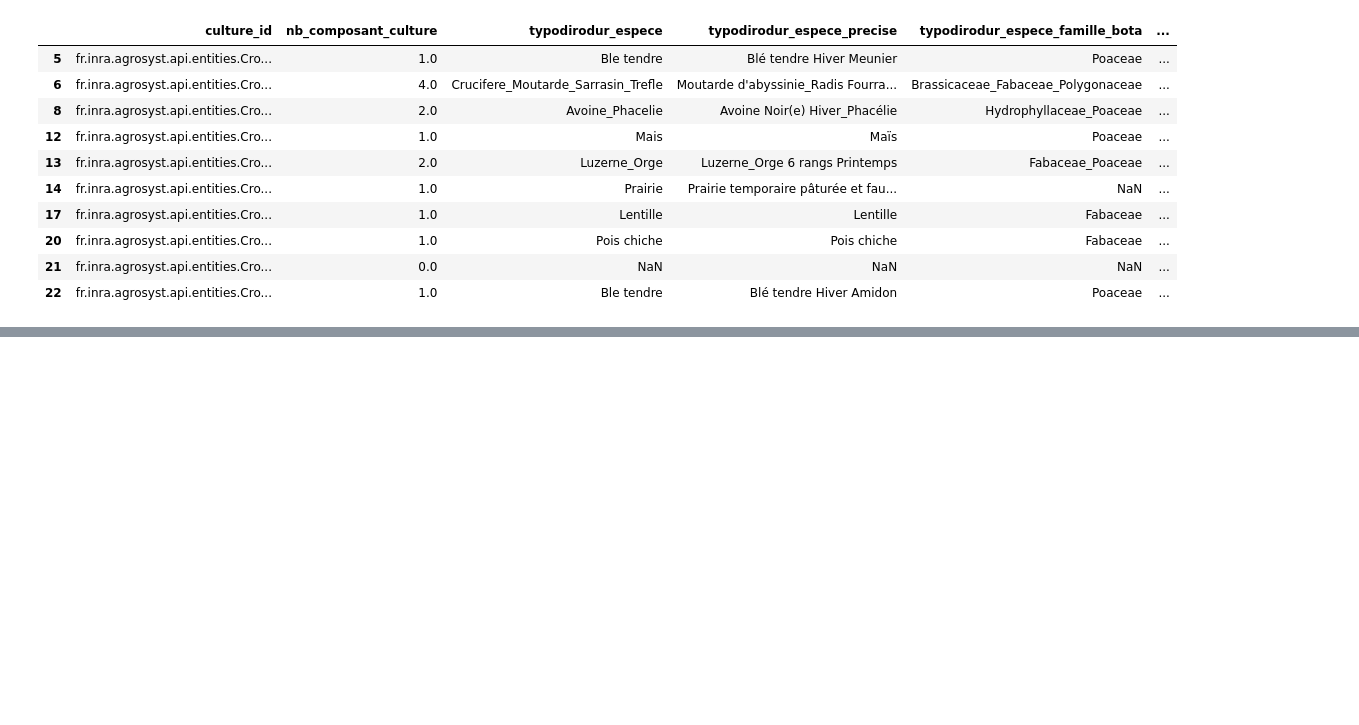
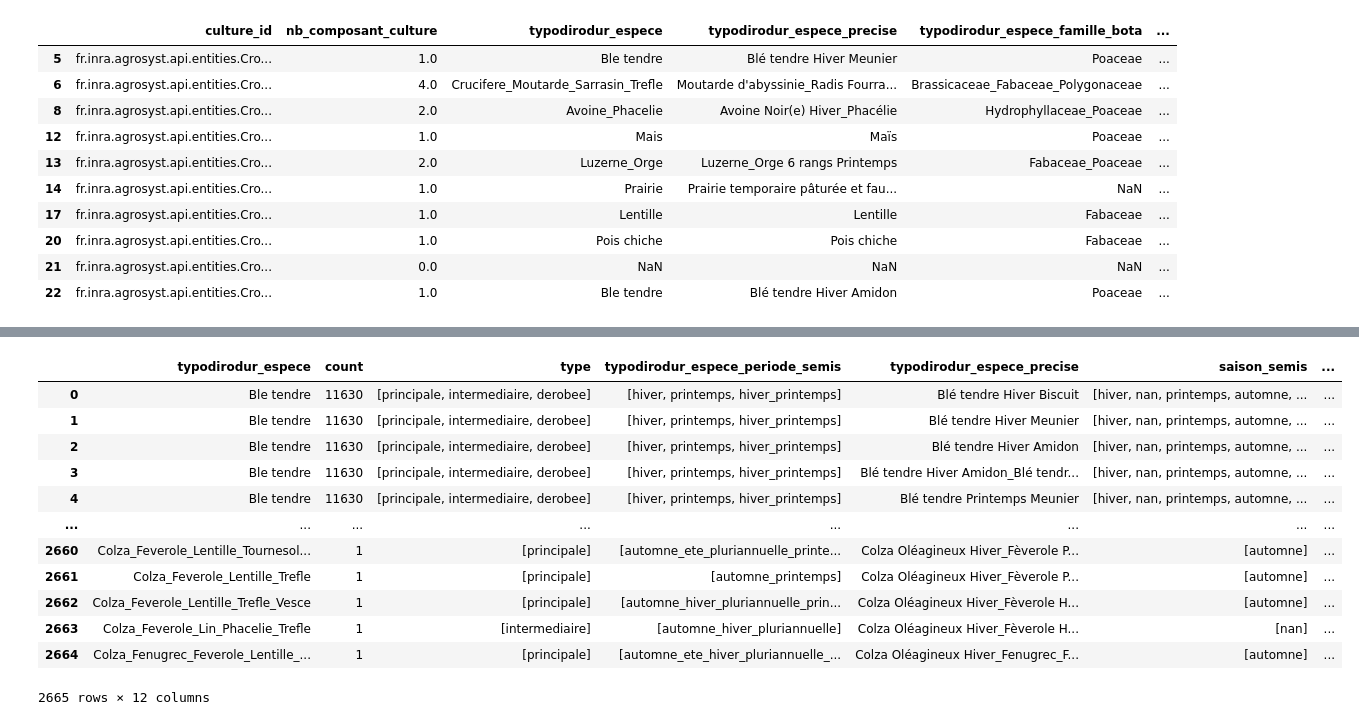
Before and after one commit to beren2/catalogue_script_agrosyst, a Jupyter notebook: 02_outils/scripts/3-bis thomas.ipynb, the cells around one changed output, grey strips where cells are left out. Drawn from its saved outputs; the diff is of its cells as text; code cells hidden in the pictures; blank space fills up the shorter version.

```diff
--- a/02_outils/scripts/3-bis thomas.ipynb
+++ b/02_outils/scripts/3-bis thomas.ipynb
@@ -163,6 +180,7 @@ df = df[['culture_id',
          'typodirodur_espece',
          'typodirodur_espece_precise',
          'typodirodur_espece_famille_bota',
+         'typodirodur_espece_periode_semis',
          'nb_typodirodur_espece',
          'nb_typodirodur_espece_precise',
          'nb_typodirodur_espece_famille_bota']].groupby('culture_id').agg(agg_dict).reset_index()
@@ -384,2 +440,38 @@ df.value_counts('typodirodur_culture')
 # %%
-# df.loc[(df['typodirodur_culture'].notnull()) & (df['typodirodur_culture']!='Aucun_composant_de_culture') & (df['culture_est_annuelle_asso'].isnull()), 'typodirodur_espece_precise'].value_counts().to_csv(PATH_TEMP+'completing_matrice.csv')
+def unique_sorted(series):
+    unique = series.value_counts(dropna=False).sort_values(ascending=False)
+    return unique.keys().to_list()
+
+matrice_thomas = df.groupby('typodirodur_espece').agg({
+    'culture_id': 'count',
+    'type' : unique_sorted,
+    'typodirodur_espece_periode_semis' : unique_sorted,
+    'typodirodur_espece_precise': unique_sorted,
+    'saison_semis' : unique_sorted,
+}).rename(columns={'culture_id':'count'}).sort_values(by='count', ascending=False)
+# %%
+matrice_mae = pd.read_csv(PATH_TEMP+"ref_matrice.csv", sep=',', index_col=0)
+
+matrice_thomas = matrice_thomas.explode('typodirodur_espece_precise')
+matrice_thomas.reset_index(inplace=True)
+
+result = matrice_thomas.merge(
+    matrice_mae,
+    on='typodirodur_espece_precise',
+    how='left'
+)
+result
+# %% [output]
+|  | typodirodur_espece | count | type | typodirodur_espece_periode_semis | typodirodur_espece_precise | saison_semis | ... |
+| 0 | Ble tendre | 11630 | [principale, intermediaire, derobee] | [hiver, printemps, hiver_printemps] | Blé tendre Hiver Biscuit | [hiver, nan, printemps, automne, ... | ... |
+| 1 | Ble tendre | 11630 | [principale, intermediaire, derobee] | [hiver, printemps, hiver_printemps] | Blé tendre Hiver Meunier | [hiver, nan, printemps, automne, ... | ... |
+| 2 | Ble tendre | 11630 | [principale, intermediaire, derobee] | [hiver, printemps, hiver_printemps] | Blé tendre Hiver Amidon | [hiver, nan, printemps, automne, ... | ... |
+| 3 | Ble tendre | 11630 | [principale, intermediaire, derobee] | [hiver, printemps, hiver_printemps] | Blé tendre Hiver Amidon_Blé tendr... | [hiver, nan, printemps, automne, ... | ... |
+| 4 | Ble tendre | 11630 | [principale, intermediaire, derobee] | [hiver, printemps, hiver_printemps] | Blé tendre Printemps Meunier | [hiver, nan, printemps, automne, ... | ... |
+| ... | ... | ... | ... | ... | ... | ... | ... |
+| 2660 | Colza_Feverole_Lentille_Tournesol... | 1 | [principale] | [automne_ete_pluriannuelle_printe... | Colza Oléagineux Hiver_Fèverole P... | [automne] | ... |
+| 2661 | Colza_Feverole_Lentille_Trefle | 1 | [principale] | [automne_printemps] | Colza Oléagineux Hiver_Fèverole P... | [automne] | ... |
+| 2662 | Colza_Feverole_Lentille_Trefle_Vesce | 1 | [principale] | [automne_hiver_pluriannuelle_prin... | Colza Oléagineux Hiver_Fèverole H... | [automne] | ... |
+| 2663 | Colza_Feverole_Lin_Phacelie_Trefle | 1 | [intermediaire] | [automne_hiver_pluriannuelle] | Colza Oléagineux Hiver_Fèverole H... | [nan] | ... |
+| 2664 | Colza_Fenugrec_Feverole_Lentille_... | 1 | [principale] | [automne_ete_hiver_pluriannuelle_... | Colza Oléagineux Hiver_Fenugrec_F... | [automne] | ... |
+2665 rows × 12 columns
```
Also changed, not shown: parts of 7 cells of this notebook, 16 other files.
